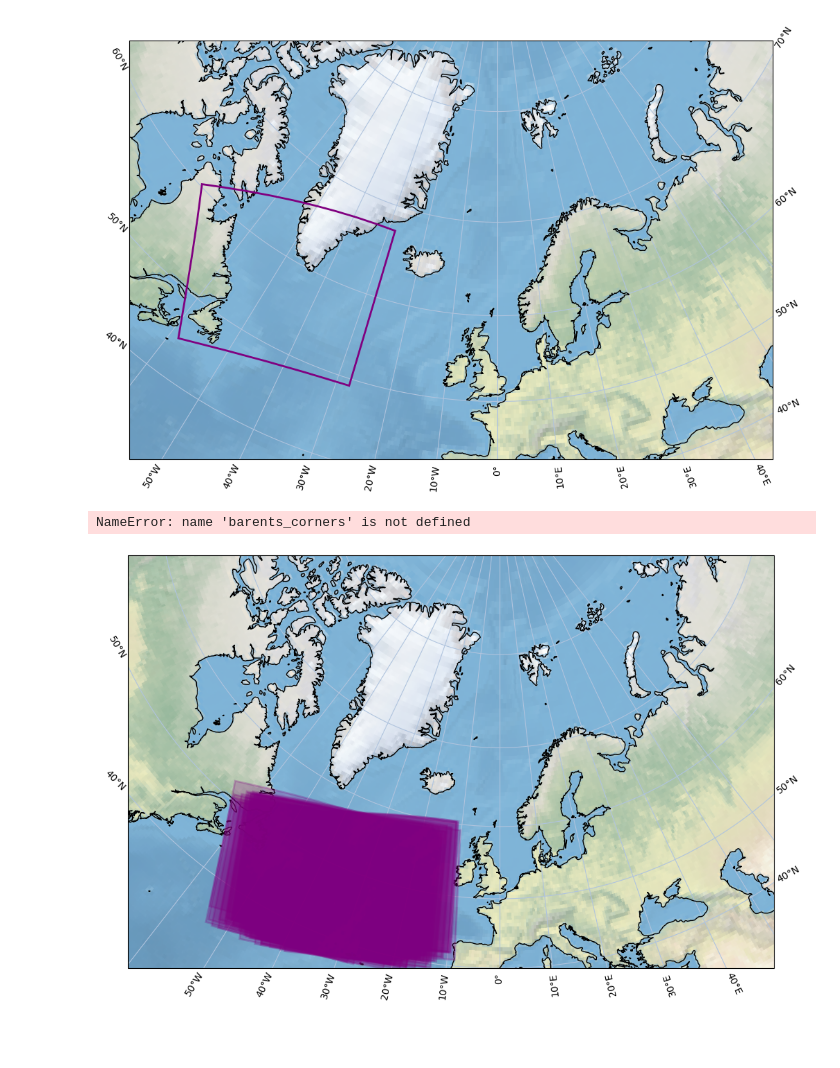
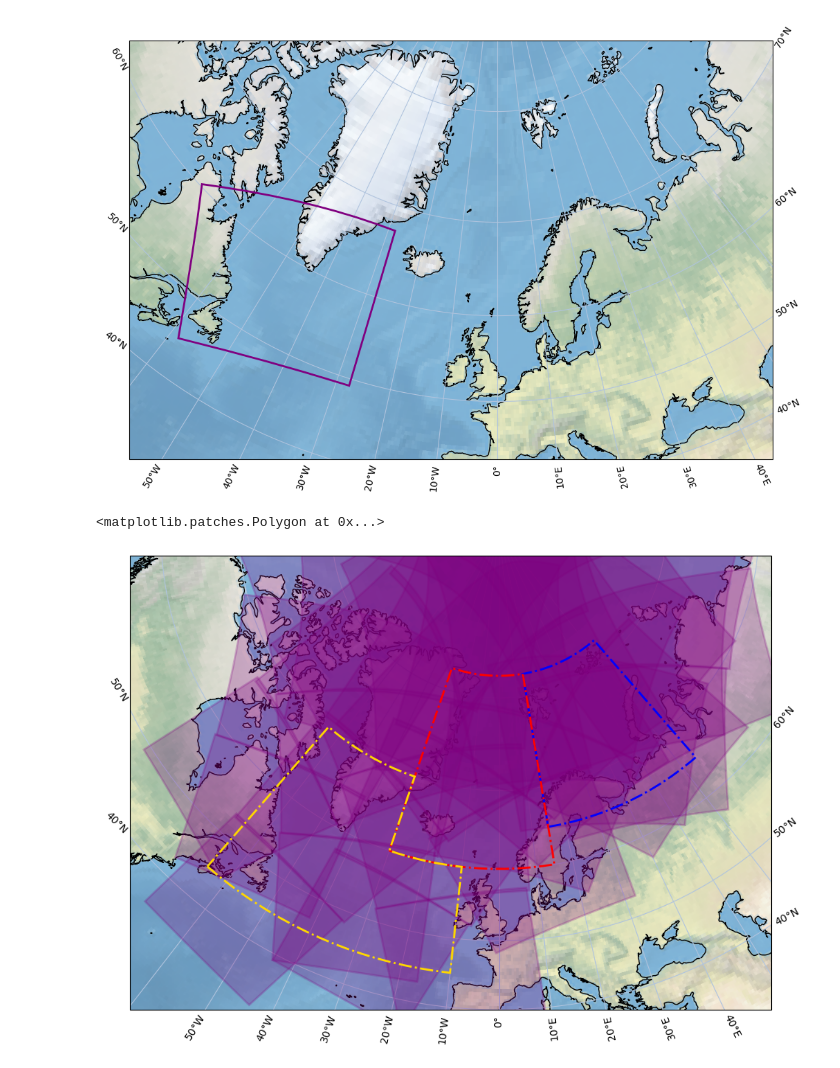
Before and after one commit to flogrows/phd-notebooks, a Jupyter notebook: Maps.ipynb, the cells around one changed output. Cells and saved outputs as stored; diff of their text form; code cells hidden in the pictures; blank space fills up the shorter version.

```diff
--- a/Maps.ipynb
+++ b/Maps.ipynb
@@ -52,0 +82,2 @@ bb1 = patches.Polygon(xy=bb1_corners, edgecolor='purple', fc='none', lw=2, ls=':
+# %%
+plt.rcParams['axes.prop_cycle']
@@ -190,3 +697,35 @@ polygons = ['58.572999 -25.022957 52.863673 -61.735239 36.450516 -49.960015 40.2
+# %%
+# 1 Jan 2022, day and night, wide buffers
+polygons = ['62.701894 20.645219 56.888587 62.600547 69.265475 93.384348 80.776895 11.079099 62.701894 20.645219',
+ '80.360472 13.960098 68.877821 93.702143 69.173032 146.386309 80.538654 -131.883933 80.360472 13.960098',
+ '66.670594 45.105119 60.081395 92.158707 70.638846 129.299635 84.446975 23.933265 66.670594 45.105119',
+ '82.953286 -30.803906 69.667017 -120.370827 58.5815 -85.811147 64.846505 -41.415666 82.953286 -30.803906',
+ '65.32226 -42.39235 58.514522 -86.250366 42.804302 -71.002899 47.005119 -41.373433 65.32226 -42.39235',
+ '82.360542 134.037909 69.691682 -137.153556 68.175887 -84.851073 78.534922 -11.049649 82.360542 134.037909',
+ '79.104455 -12.534496 67.955178 -85.420141 55.260693 -56.756706 60.869197 -16.939512 79.104455 -12.534496',
+ '61.318066 -17.746412 55.218148 -57.135056 39.057687 -44.117497 43.005353 -16.280522 61.318066 -17.746412',
+ '85.958534 141.383497 70.700537 -100.775945 65.861032 -51.526599 74.631123 10.661454 85.958534 141.383497',
+ '75.16902 9.384176 65.686757 -52.092449 51.793034 -28.40744 56.884423 7.721013 75.16902 9.384176',
+ '57.306491 7.002137 51.77438 -28.732424 35.261994 -17.484584 39.000952 8.815947 57.306491 7.002137',
+ '87.504548 95.748376 70.884696 -63.68196 63.126086 -19.773788 70.690339 33.838127 87.504548 95.748376',
+ '71.200152 32.737289 63.00593 -20.27802 48.221316 -0.606186 52.89511 32.532465 71.200152 32.737289',
+ '76.642128 -144.800447 66.970526 -77.528117 70.539492 -26.415667 84.067419 76.168335 76.642128 -144.800447',
+ '84.703021 74.930926 70.252433 -26.868292 60.108785 10.712591 66.732837 57.742337 84.703021 74.930926',
+ '80.536614 -123.837129 68.953462 -43.335731 69.089863 9.333161 80.364601 90.347367 80.536614 -123.837129',
+ '80.955878 88.762819 68.849922 8.783879 56.866465 40.156011 62.766843 82.05756 80.955878 88.762819',
+ '48.966072 -92.582042 44.766845 -61.658431 60.45725 -45.798499 67.245031 -93.251749 48.966072 -92.582042',
+ '66.757152 -92.412162 60.145466 -45.225678 70.676966 -7.684028 84.59624 -114.521304 66.757152 -92.412162',
+ '84.299605 -108.698346 70.307104 -7.608677 67.022813 43.434775 76.504595 110.767224 84.299605 -108.698346',
+ '35.117304 -69.30049 31.703173 -44.062653 48.630532 -34.753951 53.406038 -68.012238 35.117304 -69.30049',
+ '52.939504 -67.581377 48.388003 -34.227723 63.447313 -15.201364 71.198576 -69.392148 52.939504 -67.581377',
+ '70.713711 -68.317957 63.113297 -14.651628 71.24874 29.395105 87.14952 -135.027891 70.713711 -68.317957',
+ '87.333054 -122.159416 70.899687 29.229974 64.481556 75.908384 72.584938 133.356571 87.333054 -122.159416',
+ '39.099361 -44.102462 35.514774 -17.580604 52.189137 -6.901332 57.395081 -43.201244 39.099361 -44.102462',
+ '56.920036 -42.705776 51.933837 -6.369932 66.14145 16.702117 75.127803 -46.375693 56.920036 -42.705776',
+ '74.671694 -44.641119 65.77708 17.211313 70.967719 66.674768 85.703731 -173.838228 74.671694 -44.641119',
+ '60.893238 -17.942043 55.35838 22.087004 68.393521 50.22484 79.026847 -24.95218 60.893238 -17.942043',
+ '78.590278 -22.601807 68.028329 50.588635 69.874263 103.121263 82.179975 -167.097614 78.590278 -22.601807',
+ '64.864765 6.634052 58.643159 51.234445 70.090214 85.402722 82.81669 -7.702864 64.864765 6.634052']
 # %%
 fig = plt.figure(figsize=[12,8])
 
@@ -194,35 +733,35 @@ map_proj = ccrs.LambertConformal(central_longitude=0)
 map_proj._threshold /= 100
 
 ax = plt.axes(projection=map_proj)
-ax.set_extent([-80,55,40,85], crs=ccrs.PlateCarree())
+ax.set_extent([-80,55,40,89], crs=ccrs.PlateCarree())
 ax.coastlines(resolution='50m')
 ax.stock_img()
 
 gl = ax.gridlines(draw_labels=True, color = 'lightsteelblue',  xlocs = [x for x in range(-60,70,10)], \
                   ylocs = [y for y in range(40,90,10)], x_inline=False, y_inline=False, zorder=1)
 gl.top_labels = False
 
 for polygon in polygons:
     polygon = polygon.split()
     polygon = [float(x) for x in polygon]
     polygon = [(polygon[i+1], polygon[i]) for i in range(0, len(polygon), 2)] # need to swap lat/lon
 
     polygon_patch = patches.Polygon(xy=polygon, edgecolor='purple', facecolor='purple', alpha=0.25,
                                 linewidth=2, transform=ccrs.Geodetic(), zorder=2) # ? Projection
     ax.add_patch(polygon_patch)
 
 
 # Barents Sea subregion
 barents_box = patches.Polygon(xy=barents_corners, edgecolor='blue', fc='none', lw=2, ls='-.', transform=ccrs.PlateCarree(), zorder=3)
 ax.add_patch(barents_box)
 
 # Greenland-Iceland-Norwegian Seas subregion
 gin_box = patches.Polygon(xy=gin_corners, edgecolor='red', fc='none', lw=2, ls='-.', transform=ccrs.PlateCarree(), zorder=4)
 ax.add_patch(gin_box)
 
 # Labrador Sea subregion
 labrador_box = patches.Polygon(xy=labrador_corners, edgecolor='gold', fc='none', lw=2, ls='-.', transform=ccrs.PlateCarree(), zorder=5)
 ax.add_patch(labrador_box)
 # %% [output]
-NameError: name 'barents_corners' is not defined
+<matplotlib.patches.Polygon at 0x...>
-[figure, old version]
+[figure, new version]
```
Also changed, not shown: parts of 6 cells of this notebook, 1 other file.
